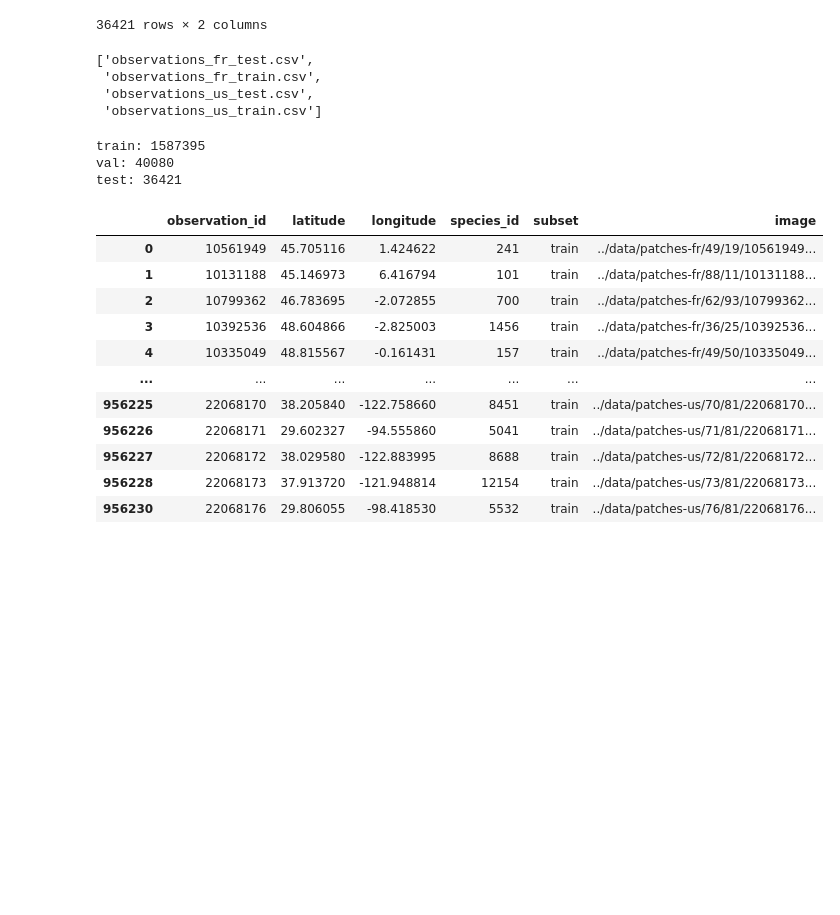
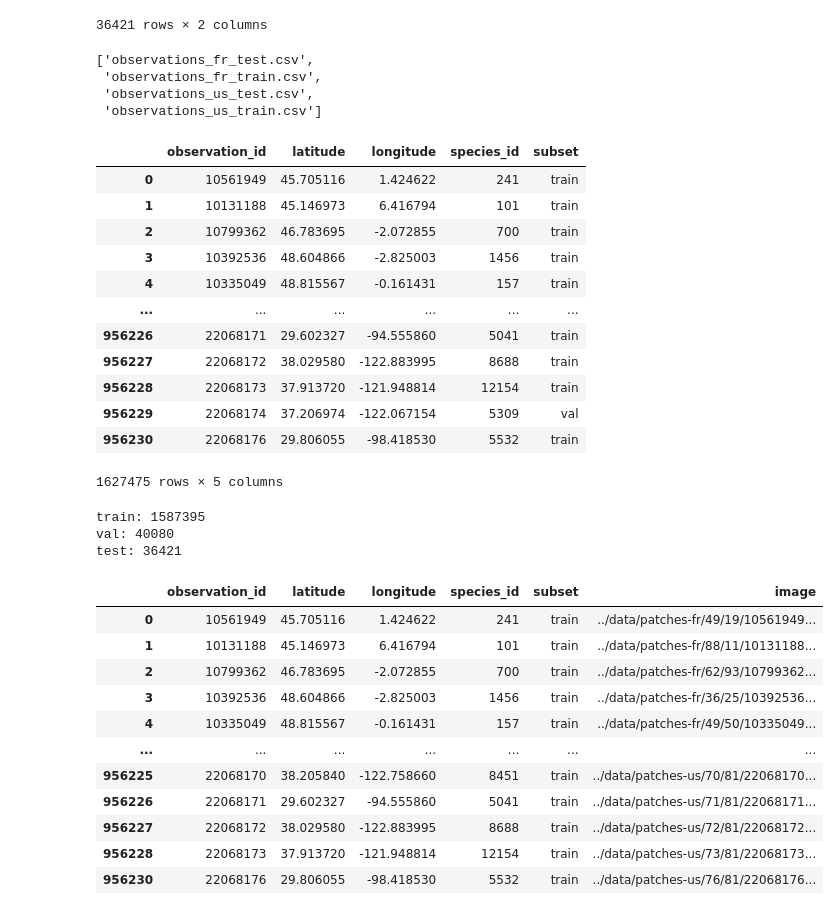
Before and after one commit to enricd/Kaggle_Competitions, a Jupyter notebook: GeoLifeCLEF2022/sensio_approach/sensio_EDA_baseline.ipynb, the cells around one changed output. Cells and saved outputs as stored; diff of their text form; code cells hidden in the pictures; blank space fills up the shorter version.

```diff
--- a/GeoLifeCLEF2022/sensio_approach/sensio_EDA_baseline.ipynb
+++ b/GeoLifeCLEF2022/sensio_approach/sensio_EDA_baseline.ipynb
@@ -50,3 +46,22 @@ os.listdir(path / "observations")
+# %%
+obs_fr = pd.read_csv(path / 'observations' / 'observations_fr_train.csv', sep=';')
+obs_us = pd.read_csv(path / 'observations' / 'observations_us_train.csv', sep=';')
+data_train = pd.concat([obs_fr, obs_us])
+data_train
+# %% [output]
+|  | observation_id | latitude | longitude | species_id | subset |
+| 0 | 10561949 | 45.705116 | 1.424622 | 241 | train |
+| 1 | 10131188 | 45.146973 | 6.416794 | 101 | train |
+| 2 | 10799362 | 46.783695 | -2.072855 | 700 | train |
+| 3 | 10392536 | 48.604866 | -2.825003 | 1456 | train |
+| 4 | 10335049 | 48.815567 | -0.161431 | 157 | train |
+| ... | ... | ... | ... | ... | ... |
+| 956226 | 22068171 | 29.602327 | -94.555860 | 5041 | train |
+| 956227 | 22068172 | 38.029580 | -122.883995 | 8688 | train |
+| 956228 | 22068173 | 37.913720 | -121.948814 | 12154 | train |
+| 956229 | 22068174 | 37.206974 | -122.067154 | 5309 | val |
+| 956230 | 22068176 | 29.806055 | -98.418530 | 5532 | train |
+1627475 rows × 5 columns
 # %%
 dm = RGBDataModule()
 dm.setup()
```
Also changed, not shown: parts of 13 cells of this notebook, 1 other file.
